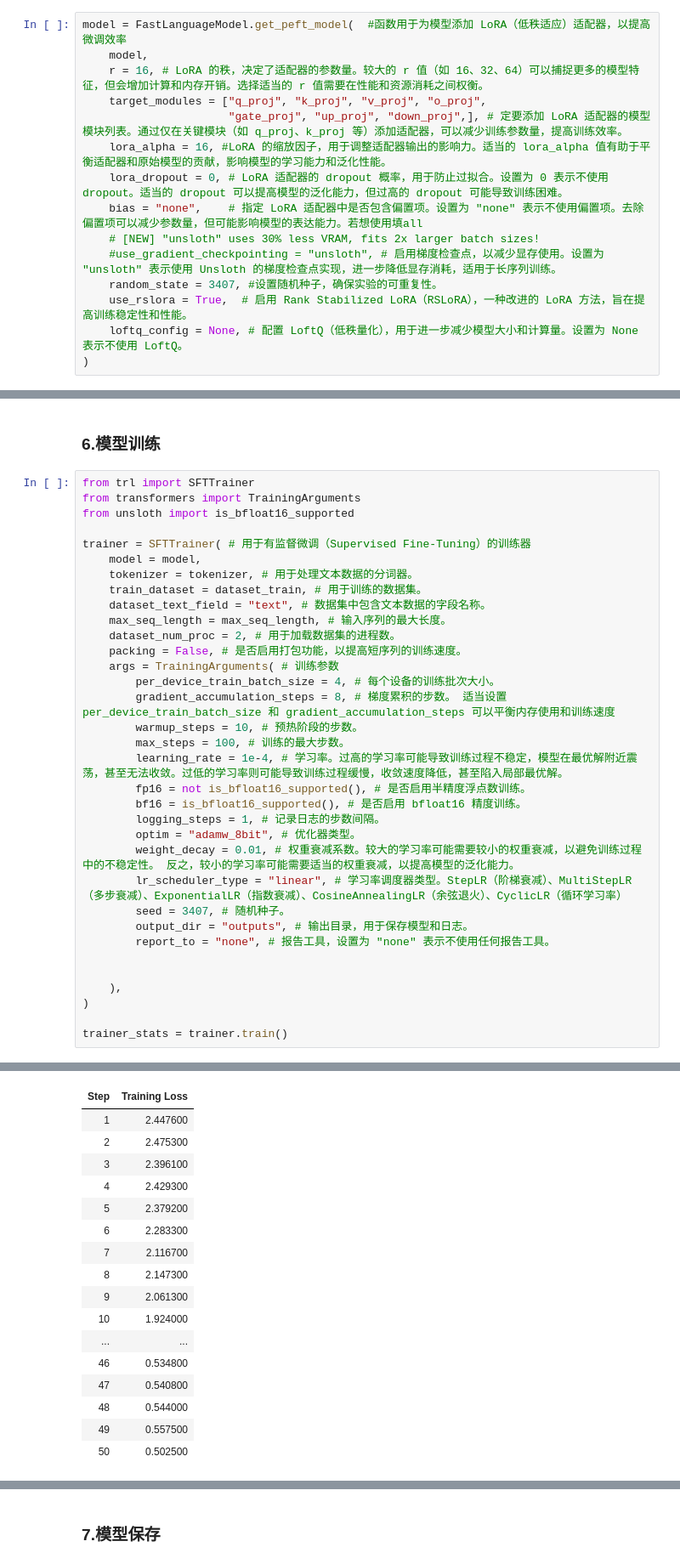
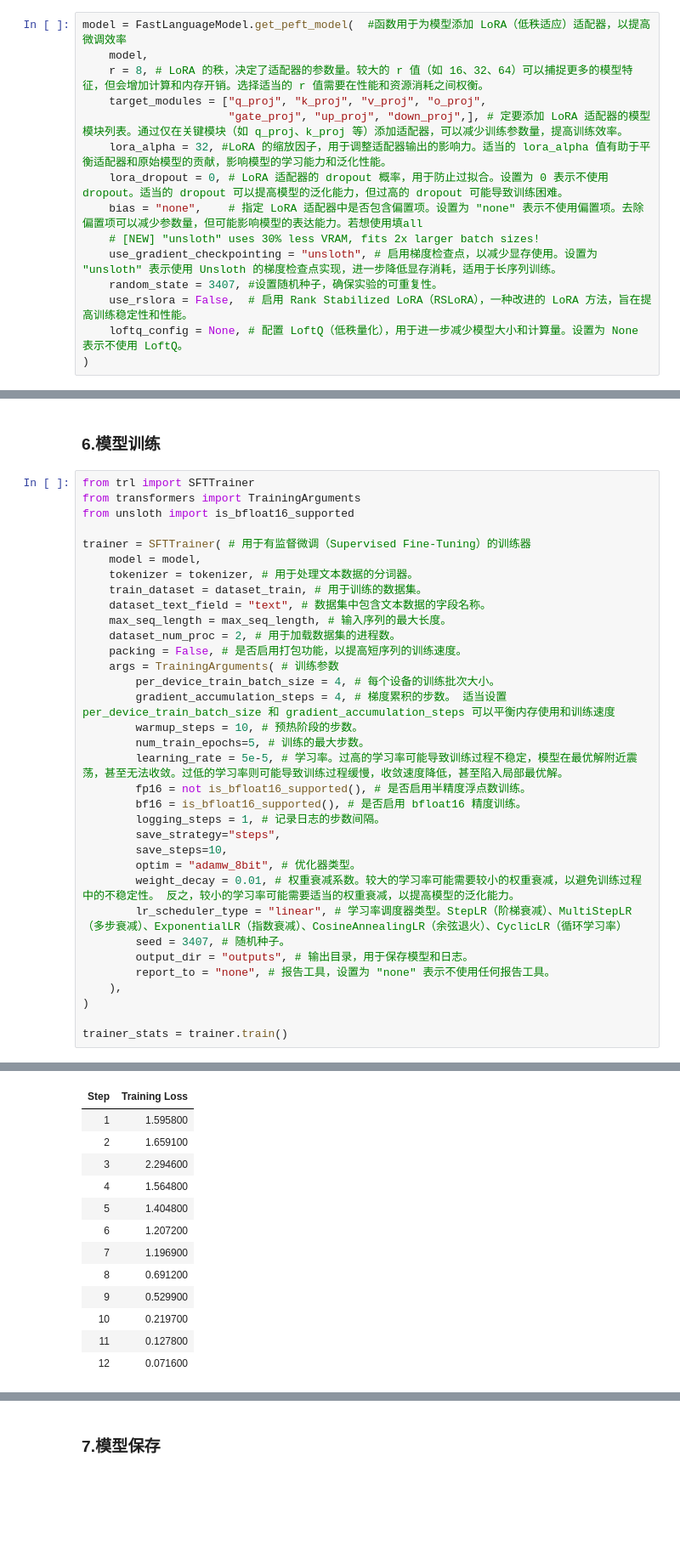
Before and after one commit to yanjun-sui/test-config, a Jupyter notebook: deepseek_lora_raGent-0317.ipynb, the cells around one changed output, grey strips where cells are left out. Shown at 85% size. Drawn from its saved outputs; the diff is of its cells as text; blank space fills up the shorter version.

```diff
--- a/deepseek_lora_raGent-0317.ipynb
+++ b/deepseek_lora_raGent-0317.ipynb
@@ -152,16 +173,16 @@ dataset_val["text"][0]
 # %%
 model = FastLanguageModel.get_peft_model(  #函数用于为模型添加 LoRA（低秩适应）适配器，以提高微调效率
     model,
-    r = 16, # LoRA 的秩，决定了适配器的参数量。较大的 r 值（如 16、32、64）可以捕捉更多的模型特征，但会增加计算和内存开销。选择适当的 r 值需要在性能和资源消耗之间权衡。
+    r = 8, # LoRA 的秩，决定了适配器的参数量。较大的 r 值（如 16、32、64）可以捕捉更多的模型特征，但会增加计算和内存开销。选择适当的 r 值需要在性能和资源消耗之间权衡。
     target_modules = ["q_proj", "k_proj", "v_proj", "o_proj",
                       "gate_proj", "up_proj", "down_proj",], # 定要添加 LoRA 适配器的模型模块列表。通过仅在关键模块（如 q_proj、k_proj 等）添加适配器，可以减少训练参数量，提高训练效率。
-    lora_alpha = 16, #LoRA 的缩放因子，用于调整适配器输出的影响力。适当的 lora_alpha 值有助于平衡适配器和原始模型的贡献，影响模型的学习能力和泛化性能。
+    lora_alpha = 32, #LoRA 的缩放因子，用于调整适配器输出的影响力。适当的 lora_alpha 值有助于平衡适配器和原始模型的贡献，影响模型的学习能力和泛化性能。
     lora_dropout = 0, # LoRA 适配器的 dropout 概率，用于防止过拟合。设置为 0 表示不使用 dropout。适当的 dropout 可以提高模型的泛化能力，但过高的 dropout 可能导致训练困难。
     bias = "none",    # 指定 LoRA 适配器中是否包含偏置项。设置为 "none" 表示不使用偏置项。去除偏置项可以减少参数量，但可能影响模型的表达能力。若想使用填all
     # [NEW] "unsloth" uses 30% less VRAM, fits 2x larger batch sizes!
-    #use_gradient_checkpointing = "unsloth", # 启用梯度检查点，以减少显存使用。设置为 "unsloth" 表示使用 Unsloth 的梯度检查点实现，进一步降低显存消耗，适用于长序列训练。
+    use_gradient_checkpointing = "unsloth", # 启用梯度检查点，以减少显存使用。设置为 "unsloth" 表示使用 Unsloth 的梯度检查点实现，进一步降低显存消耗，适用于长序列训练。
     random_state = 3407, #设置随机种子，确保实验的可重复性。
-    use_rslora = True,  # 启用 Rank Stabilized LoRA（RSLoRA），一种改进的 LoRA 方法，旨在提高训练稳定性和性能。
+    use_rslora = False,  # 启用 Rank Stabilized LoRA（RSLoRA），一种改进的 LoRA 方法，旨在提高训练稳定性和性能。
     loftq_config = None, # 配置 LoftQ（低秩量化），用于进一步减少模型大小和计算量。设置为 None 表示不使用 LoftQ。
 )
 # %% [output]
@@ -185,21 +206,21 @@ trainer = SFTTrainer( # 用于有监督微调（Supervised Fine-Tuning）的训
     packing = False, # 是否启用打包功能，以提高短序列的训练速度。
     args = TrainingArguments( # 训练参数
         per_device_train_batch_size = 4, # 每个设备的训练批次大小。
-        gradient_accumulation_steps = 8, # 梯度累积的步数。 适当设置 per_device_train_batch_size 和 gradient_accumulation_steps 可以平衡内存使用和训练速度
+        gradient_accumulation_steps = 4, # 梯度累积的步数。 适当设置 per_device_train_batch_size 和 gradient_accumulation_steps 可以平衡内存使用和训练速度
         warmup_steps = 10, # 预热阶段的步数。
-        max_steps = 100, # 训练的最大步数。
-        learning_rate = 1e-4, # 学习率。过高的学习率可能导致训练过程不稳定，模型在最优解附近震荡，甚至无法收敛。过低的学习率则可能导致训练过程缓慢，收敛速度降低，甚至陷入局部最优解。
+        num_train_epochs=5, # 训练的最大步数。
+        learning_rate = 5e-5, # 学习率。过高的学习率可能导致训练过程不稳定，模型在最优解附近震荡，甚至无法收敛。过低的学习率则可能导致训练过程缓慢，收敛速度降低，甚至陷入局部最优解。
         fp16 = not is_bfloat16_supported(), # 是否启用半精度浮点数训练。
         bf16 = is_bfloat16_supported(), # 是否启用 bfloat16 精度训练。
         logging_steps = 1, # 记录日志的步数间隔。
+        save_strategy="steps",
+        save_steps=10,
         optim = "adamw_8bit", # 优化器类型。
         weight_decay = 0.01, # 权重衰减系数。较大的学习率可能需要较小的权重衰减，以避免训练过程中的不稳定性。 反之，较小的学习率可能需要适当的权重衰减，以提高模型的泛化能力。
         lr_scheduler_type = "linear", # 学习率调度器类型。StepLR（阶梯衰减）、MultiStepLR（多步衰减）、ExponentialLR（指数衰减）、CosineAnnealingLR（余弦退火）、CyclicLR（循环学习率）
         seed = 3407, # 随机种子。
         output_dir = "outputs", # 输出目录，用于保存模型和日志。
         report_to = "none", # 报告工具，设置为 "none" 表示不使用任何报告工具。
-
-
     ),
 )
 
@@ -215,17 +236,13 @@ Unsloth: Will smartly offload gradients to save VRAM!
 | Step | Training Loss |
-| 1 | 2.447600 |
-| 2 | 2.475300 |
-| 3 | 2.396100 |
-| 4 | 2.429300 |
-| 5 | 2.379200 |
-| 6 | 2.283300 |
-| 7 | 2.116700 |
-| 8 | 2.147300 |
-| 9 | 2.061300 |
-| 10 | 1.924000 |
-| ... | ... |
-| 46 | 0.534800 |
-| 47 | 0.540800 |
-| 48 | 0.544000 |
-| 49 | 0.557500 |
-| 50 | 0.502500 |
+| 1 | 1.595800 |
+| 2 | 1.659100 |
+| 3 | 2.294600 |
+| 4 | 1.564800 |
+| 5 | 1.404800 |
+| 6 | 1.207200 |
+| 7 | 1.196900 |
+| 8 | 0.691200 |
+| 9 | 0.529900 |
+| 10 | 0.219700 |
+| 11 | 0.127800 |
+| 12 | 0.071600 |
```
Also changed, not shown: parts of 8 cells of this notebook.
